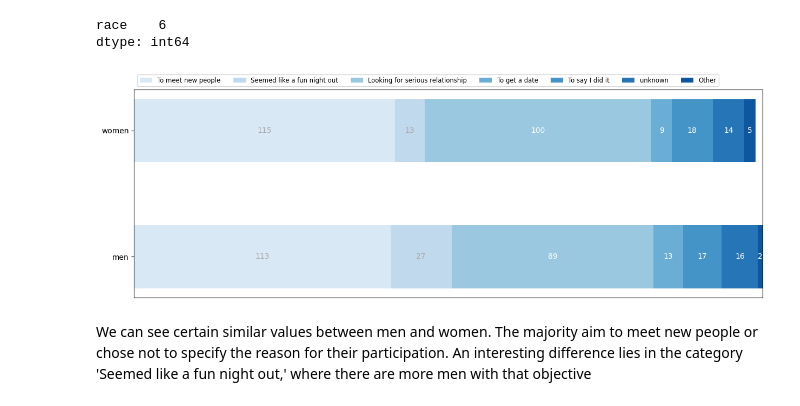
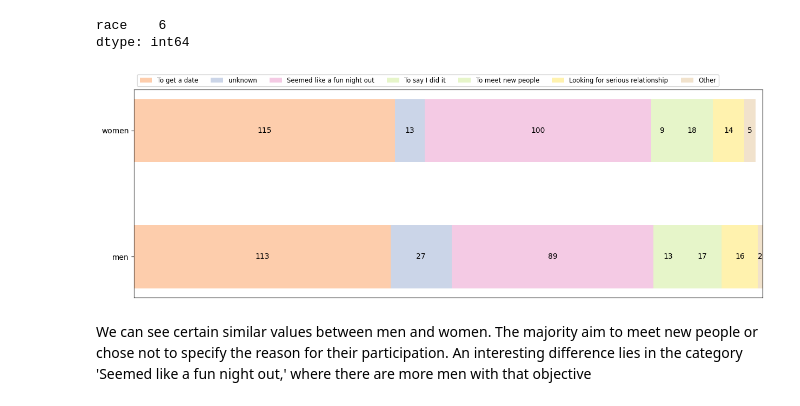
Before and after one commit to eugeniamellano/Bloc-2, a Jupyter notebook: Tinder-Project.ipynb, the cells around one changed output. Saved outputs shown, nothing was run; the diff lists cells and outputs as text; code cells hidden in the pictures.

```diff
--- a/Tinder-Project.ipynb
+++ b/Tinder-Project.ipynb
@@ -175,7 +178,7 @@ fig.show()
 # %%
 # graph Race Distribution per Gender
 fig = px.histogram(dataset_unique, x='race', color='gender',
-                   color_discrete_sequence=['blue', 'skyblue'],
+                   color_discrete_sequence=['salmon', 'skyblue'],
                    title='Race Distribution per Gender',
                    labels={'race': 'Race', 'gender': 'Gender', 'count': 'Frequency'},
                    barmode='group')
@@ -216,36 +219,36 @@ results = {
 def survey(results, category_names):
     labels = list(results.keys())
     data = np.array(list(results.values()))
     data_cum = data.cumsum(axis=1)
-    category_colors = plt.get_cmap('Blues')(
+    category_colors = plt.get_cmap('Pastel2')(
         np.linspace(0.15, 0.85, data.shape[1]))
 
     fig, ax = plt.subplots(figsize=(15, 5))
     ax.invert_yaxis()
     ax.xaxis.set_visible(False)
     ax.set_xlim(0, np.sum(data, axis=1).max())
 
     for i, (colname, color) in enumerate(zip(category_names, category_colors)):
         widths = data[:, i]
         starts = data_cum[:, i] - widths
         ax.barh(labels, widths, left=starts, height=0.5,
                 label=colname, color=color)
         xcenters = starts + widths / 2
 
         r, g, b, _ = color
-        text_color = 'white' if r * g * b < 0.5 else 'darkgrey'
+        text_color = 'white' if r * g * b < 0.5 else 'black'
         for y, (x, c) in enumerate(zip(xcenters, widths)):
             ax.text(x, y, str(int(c)), ha='center', va='center',
                     color=text_color)
     ax.legend(ncol=len(category_names), bbox_to_anchor=(0, 1),
               loc='lower left', fontsize='small')
 
     return fig, ax
 
 survey(results, category_names)
 plt.show()
 # %% [output]
-[figure, old version]
+[figure, new version]
 # %% [markdown]
 We can see certain similar values between men and women. The majority aim to meet new people or chose not to specify the reason for their participation. An interesting difference lies in the category 'Seemed like a fun night out,' where there are more men with that objective
 # %% [markdown]
```
Also changed, not shown: parts of 10 cells of this notebook.
